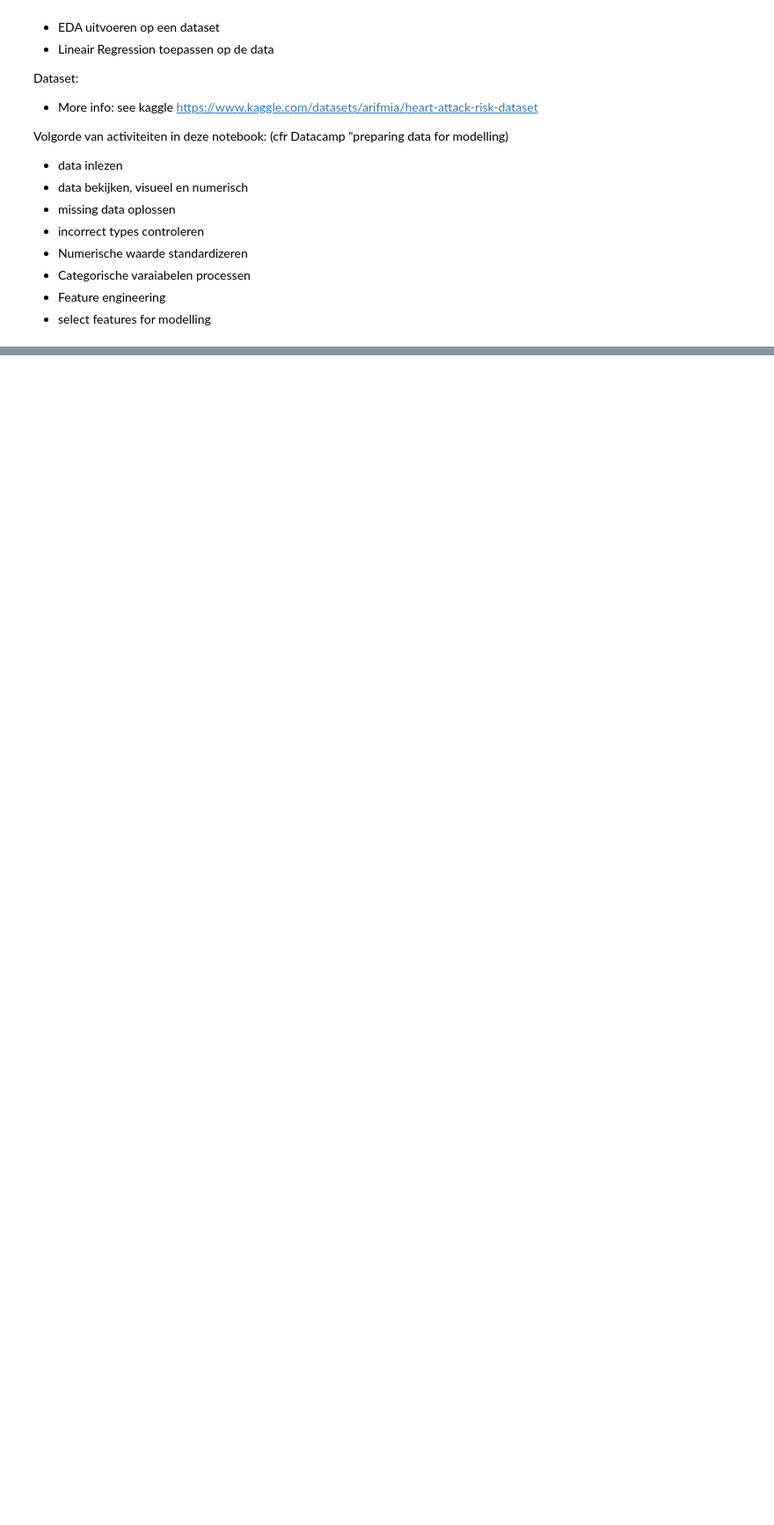
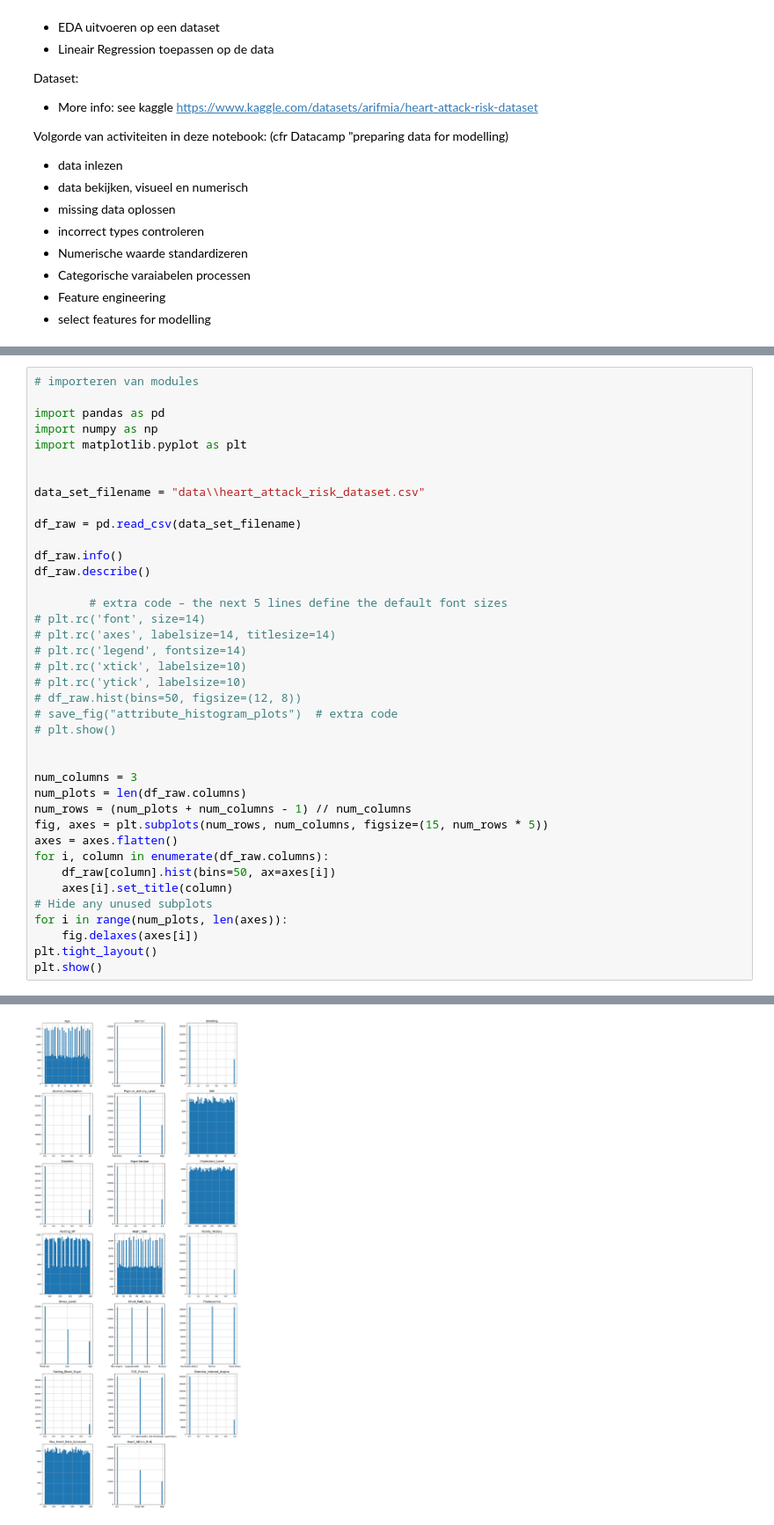
Before and after one commit to Gvandezande/data_science_cases, a Jupyter notebook: cases/HeartAttackRiskPrediction/HARP_EDA.ipynb, the cells around one changed output, grey strips where cells are left out. Shown at 88% size. Cells and saved outputs as stored; diff of their text form; blank space fills up the shorter version.

Commit message:
Histogram toegevoegd

```diff
--- a/cases/HeartAttackRiskPrediction/HARP_EDA.ipynb
+++ b/cases/HeartAttackRiskPrediction/HARP_EDA.ipynb
@@ -62,0 +23,40 @@ memory usage: 7.6+ MB
+# %%
+# importeren van modules
+
+import pandas as pd
+import numpy as np
+import matplotlib.pyplot as plt
+
+
+data_set_filename = "data\\heart_attack_risk_dataset.csv"
+
+df_raw = pd.read_csv(data_set_filename)
+
+df_raw.info()
+df_raw.describe()
+
+		# extra code – the next 5 lines define the default font sizes
+# plt.rc('font', size=14)
+# plt.rc('axes', labelsize=14, titlesize=14)
+# plt.rc('legend', fontsize=14)
+# plt.rc('xtick', labelsize=10)
+# plt.rc('ytick', labelsize=10)
+# df_raw.hist(bins=50, figsize=(12, 8))
+# save_fig("attribute_histogram_plots")  # extra code
+# plt.show()
+
+
+num_columns = 3
+num_plots = len(df_raw.columns)
+num_rows = (num_plots + num_columns - 1) // num_columns
+fig, axes = plt.subplots(num_rows, num_columns, figsize=(15, num_rows * 5))
+axes = axes.flatten()
+for i, column in enumerate(df_raw.columns):
+    df_raw[column].hist(bins=50, ax=axes[i])
+    axes[i].set_title(column)
+# Hide any unused subplots
+for i in range(num_plots, len(axes)):
+    fig.delaxes(axes[i])
+plt.tight_layout()
+plt.show()
+# %% [output]
@@ -62,0 +80 @@ memory usage: 7.6+ MB
+[figure, added]
```
Also changed, not shown: parts of 3 cells of this notebook, 1 other file.
